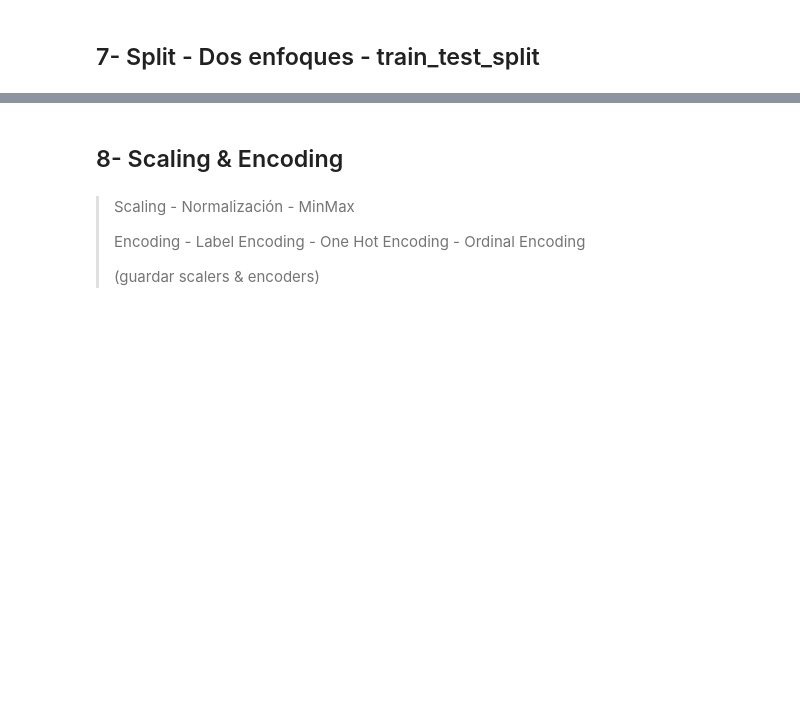
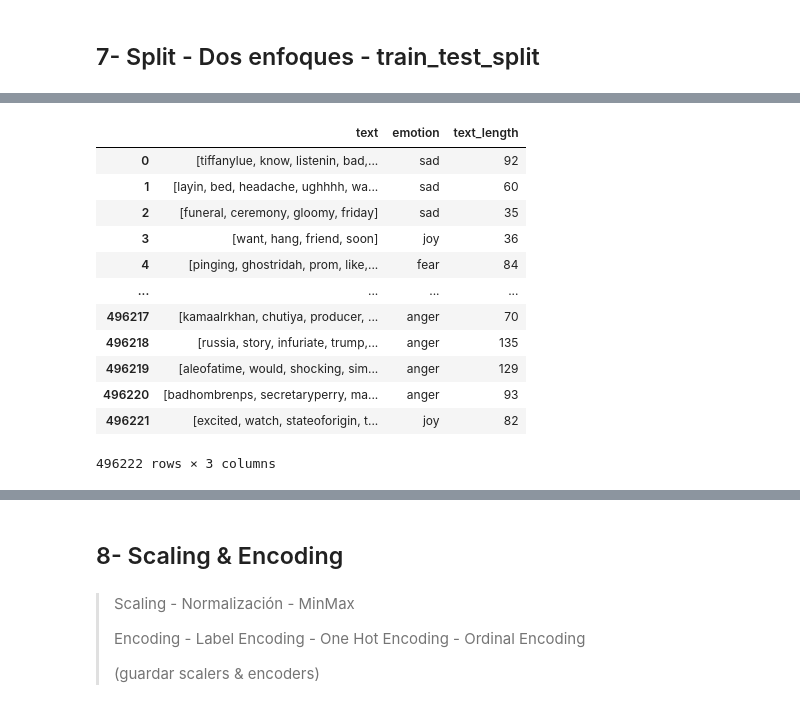
Before and after one commit to 4GeeksAcademy/sp-ml-17-final-project-g1, a Jupyter notebook: data/processed/eda-full-data.ipynb, the cells around one changed output, grey strips where cells are left out. Cells and saved outputs as stored; diff of their text form; code cells hidden in the pictures; blank space fills up the shorter version.

```diff
--- a/data/processed/eda-full-data.ipynb
+++ b/data/processed/eda-full-data.ipynb
@@ -347,0 +355,18 @@ Name: proportion, dtype: float64
+# %%
+df["text"] = df["text"].apply(preprocess_text)
+df["text"] = df["text"].apply(lemmatize_text)
+df
+# %% [output]
+|  | text | emotion | text_length |
+| 0 | [tiffanylue, know, listenin, bad,... | sad | 92 |
+| 1 | [layin, bed, headache, ughhhh, wa... | sad | 60 |
+| 2 | [funeral, ceremony, gloomy, friday] | sad | 35 |
+| 3 | [want, hang, friend, soon] | joy | 36 |
+| 4 | [pinging, ghostridah, prom, like,... | fear | 84 |
+| ... | ... | ... | ... |
+| 496217 | [kamaalrkhan, chutiya, producer, ... | anger | 70 |
+| 496218 | [russia, story, infuriate, trump,... | anger | 135 |
+| 496219 | [aleofatime, would, shocking, sim... | anger | 129 |
+| 496220 | [badhombrenps, secretaryperry, ma... | anger | 93 |
+| 496221 | [excited, watch, stateoforigin, t... | joy | 82 |
+496222 rows × 3 columns
```
Also changed, not shown: parts of 10 cells of this notebook.
